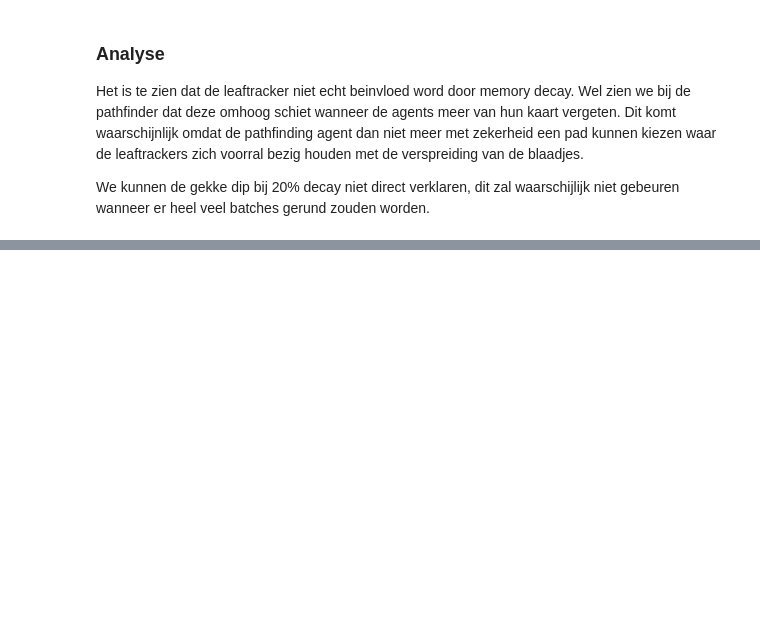
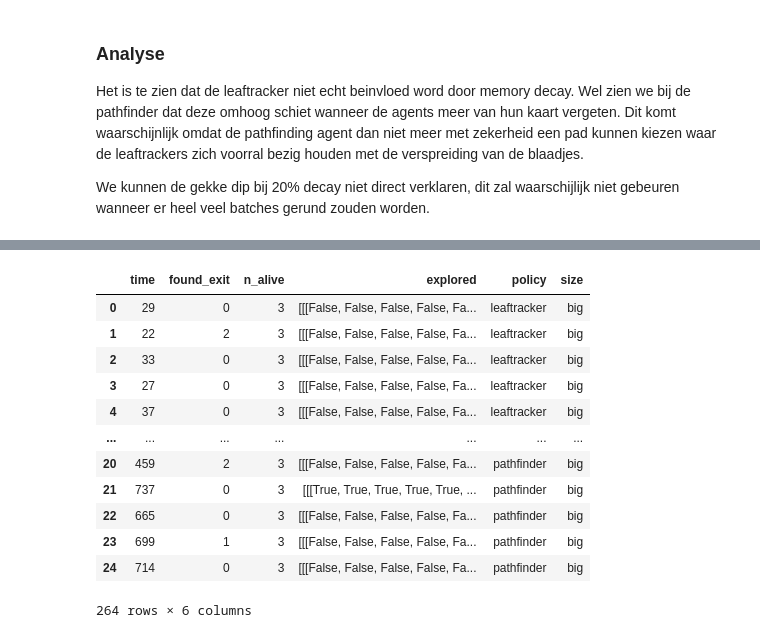
Before and after one commit to MariaDukmak/MazeRunner, a Jupyter notebook: analysis/Data analyse.ipynb, the cells around one changed output, grey strips where cells are left out. Cells and saved outputs as stored; diff of their text form; code cells hidden in the pictures; blank space fills up the shorter version.

```diff
--- a/analysis/Data analyse.ipynb
+++ b/analysis/Data analyse.ipynb
@@ -238,0 +311,18 @@ We kunnen de gekke dip bij 20% decay niet direct verklaren, dit zal waarschijlij
+# %%
+df_multi_baseline_all = pd.concat([df_multi_baseline_small_all, df_multi_baseline_big_all])
+df_multi_baseline_alive = df_multi_baseline_all[df_multi_baseline_all.found_exit != -1]
+df_multi_baseline_alive
+# %% [output]
+|  | time | found_exit | n_alive | explored | policy | size |
+| 0 | 29 | 0 | 3 | [[[False, False, False, False, Fa... | leaftracker | big |
+| 1 | 22 | 2 | 3 | [[[False, False, False, False, Fa... | leaftracker | big |
+| 2 | 33 | 0 | 3 | [[[False, False, False, False, Fa... | leaftracker | big |
+| 3 | 27 | 0 | 3 | [[[False, False, False, False, Fa... | leaftracker | big |
+| 4 | 37 | 0 | 3 | [[[False, False, False, False, Fa... | leaftracker | big |
+| ... | ... | ... | ... | ... | ... | ... |
+| 20 | 459 | 2 | 3 | [[[False, False, False, False, Fa... | pathfinder | big |
+| 21 | 737 | 0 | 3 | [[[True, True, True, True, True, ... | pathfinder | big |
+| 22 | 665 | 0 | 3 | [[[False, False, False, False, Fa... | pathfinder | big |
+| 23 | 699 | 1 | 3 | [[[False, False, False, False, Fa... | pathfinder | big |
+| 24 | 714 | 0 | 3 | [[[False, False, False, False, Fa... | pathfinder | big |
+264 rows × 6 columns
```
Also changed, not shown: parts of 11 cells of this notebook.
